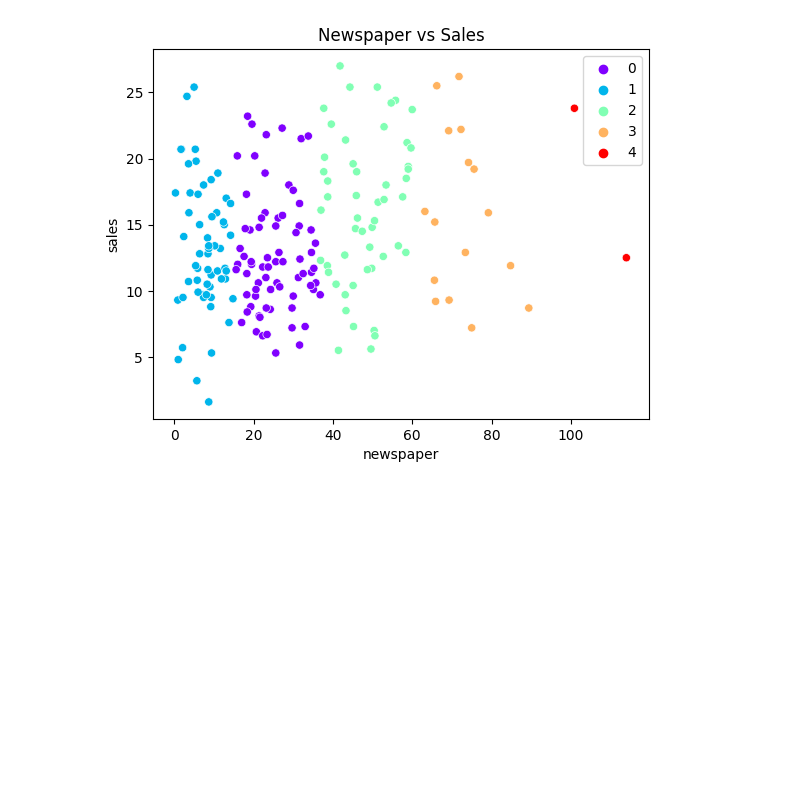
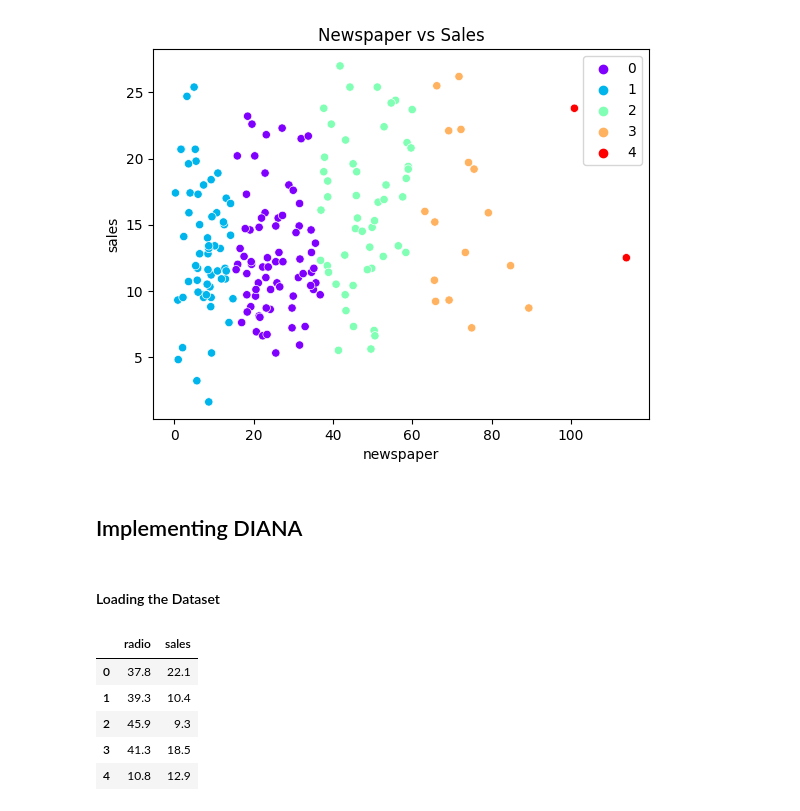
Before and after one commit to ayushjain01/ML-Lab, a Jupyter notebook: Part B/UnSupervised Learning Algorithms - Hierarchical Clustering.ipynb, the cells around one changed output. Drawn from its saved outputs; the diff is of its cells as text; code cells hidden in the pictures; blank space fills up the shorter version.

```diff
--- a/Part B/UnSupervised Learning Algorithms - Hierarchical Clustering.ipynb
+++ b/Part B/UnSupervised Learning Algorithms - Hierarchical Clustering.ipynb
@@ -61,3 +63,18 @@ sns.scatterplot(x='newspaper',
 # %% [output]
 Text(0.5, 1.0, 'Newspaper vs Sales')
 [figure]
+# %% [markdown]
+## Implementing DIANA
+# %% [markdown]
+#### Loading the Dataset
+# %%
+df = pd.read_csv(r"./Datasets/Advertising.csv")
+df.drop(['index','TV','newspaper'],inplace=True,axis=1)
+df.head()
+# %% [output]
+|  | radio | sales |
+| 0 | 37.8 | 22.1 |
+| 1 | 39.3 | 10.4 |
+| 2 | 45.9 | 9.3 |
+| 3 | 41.3 | 18.5 |
+| 4 | 10.8 | 12.9 |
```
Also changed, not shown: parts of 8 cells of this notebook, 1 other file.
